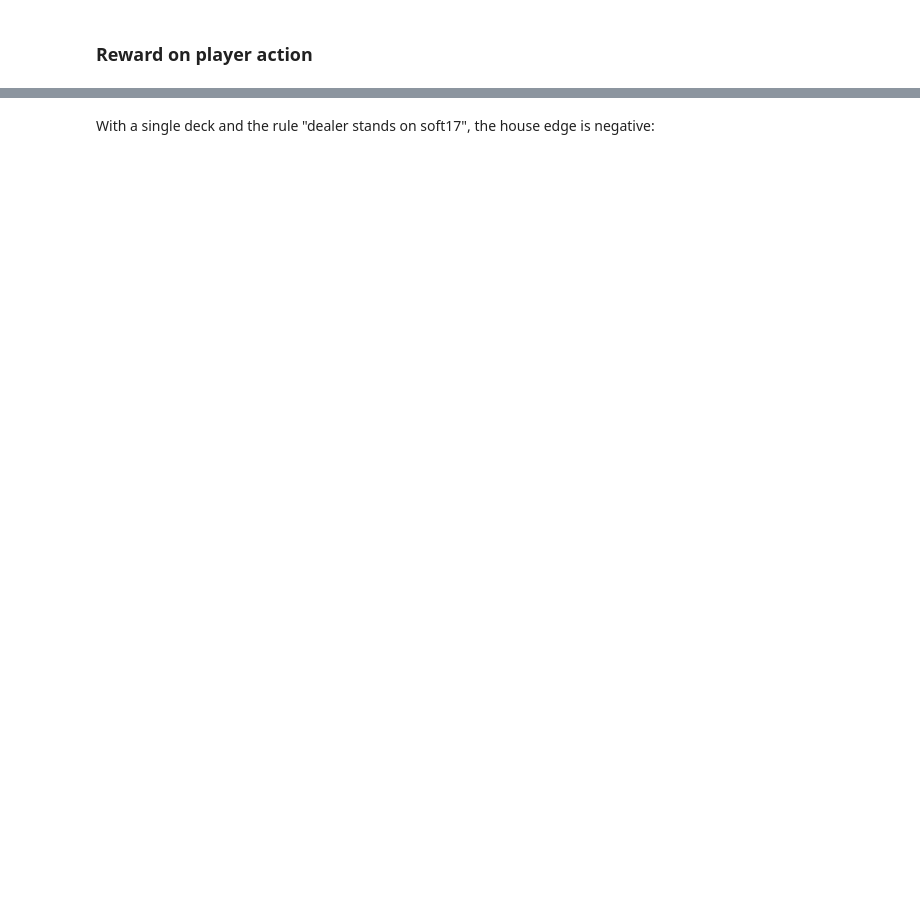
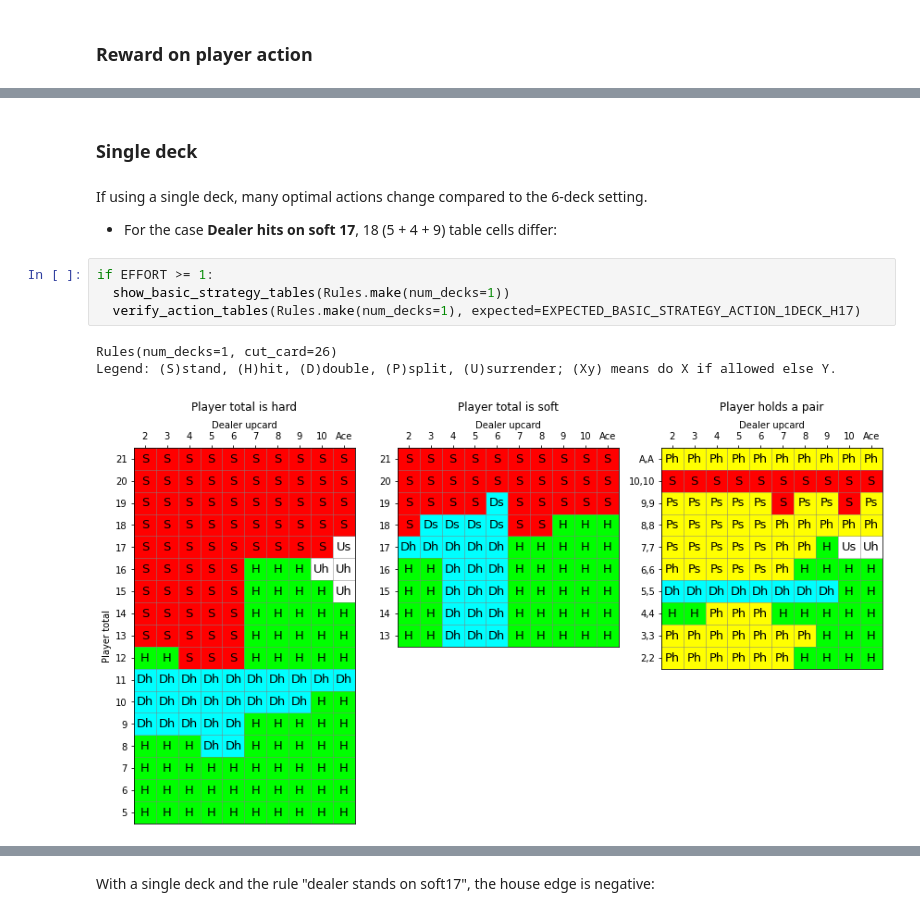
Before and after one commit to hhoppe/blackjack, a Jupyter notebook: blackjack.ipynb, the cells around one changed output, grey strips where cells are left out. Saved outputs shown, nothing was run; the diff lists cells and outputs as text; blank space fills up the shorter version.

```diff
--- a/blackjack.ipynb
+++ b/blackjack.ipynb
@@ -1137,0 +3508,14 @@ House edge: 0.002%
+# %% [markdown]
+### Single deck
+# %% [markdown]
+If using a single deck, many optimal actions change compared to the 6-deck setting.
+
+- For the case **Dealer hits on soft 17**, 18 (5 + 4 + 9) table cells differ:
+# %%
+if EFFORT >= 1:
+  show_basic_strategy_tables(Rules.make(num_decks=1))
+  verify_action_tables(Rules.make(num_decks=1), expected=EXPECTED_BASIC_STRATEGY_ACTION_1DECK_H17)
+# %% [output]
+Rules(num_decks=1, cut_card=26)
+Legend: (S)stand, (H)hit, (D)double, (P)split, (U)surrender; (Xy) means do X if allowed else Y.
+[figure, added]
```
Also changed, not shown: parts of 415 cells of this notebook, 14 other files.
